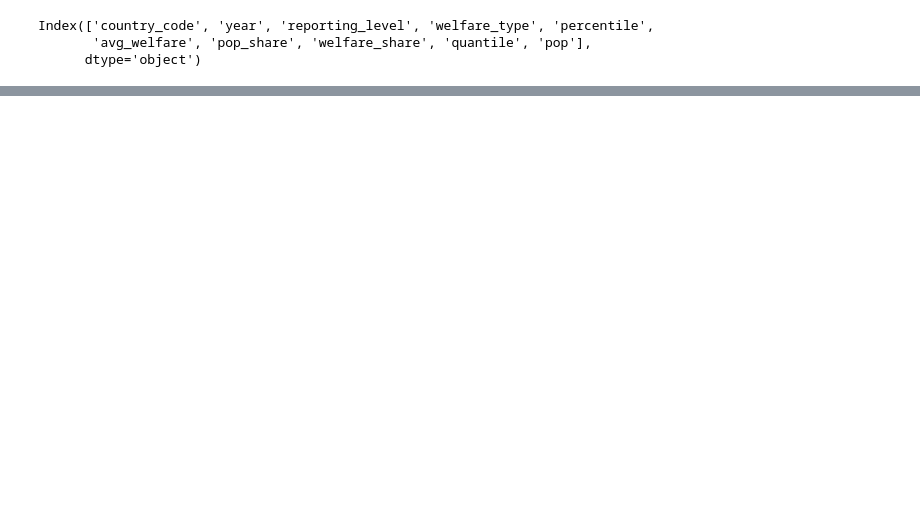
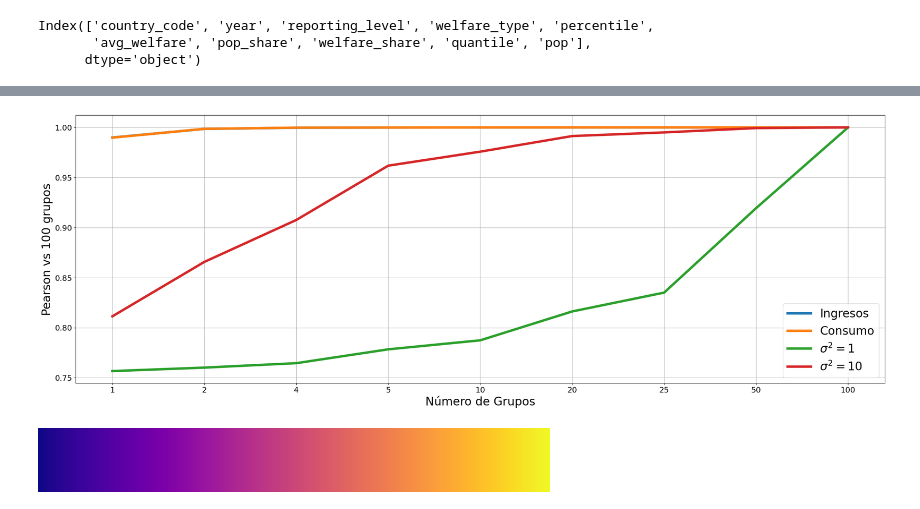
Before and after one commit to LautaroLasorsa/Tesis-LCD-Lasorsa, a Jupyter notebook: scripts/temporal.ipynb, the cells around one changed output, grey strips where cells are left out. Cells and saved outputs as stored; diff of their text form; code cells hidden in the pictures; blank space fills up the shorter version.

Commit message:
Figuras 12 y 13 sobre datos simulados

```diff
--- a/scripts/temporal.ipynb
+++ b/scripts/temporal.ipynb
@@ -68,0 +44,14 @@ Graficar(axs[1], GenSeries(datos_co))
+# %%
+def GenerarMuestra(muestra):
+    tams = list(filter(lambda x: 100%x==0, range(1,101)))
+    series = [ [] for _ in range(len(tams))]
+    mg = muestra.groupby(['country_code','year'])
+    for grupo in mg.groups:
+        sample = mg.get_group(grupo)
+        if len(sample)!=100: continue
+        for i in range(len(tams)):
+            series[-1-i].append(Sintetizador(tams[i])(sample))
+    return series
+# %%
+var_ingresos = GenerarMuestra(ingresos)
+var_consumo = GenerarMuestra(consumo)
@@ -68,0 +78,2 @@ Graficar(axs[1], GenSeries(datos_co))
+# %%
+simulados = pd.read_csv("../datos simulados/datos_varianzas.csv", sep='\t')
@@ -68,0 +117,32 @@ Graficar(axs[1], GenSeries(datos_co))
+# %%
+from scipy.stats import pearsonr
+
+x = list(filter(lambda x : 100%x==0, range(1,101)))
+x = list(map(str, x))
+plt.figure(figsize=(30,10))
+def Plot(y, label):
+    xs = list(range(len(x)))
+    ys = [pearsonr(yi,y[-1]).correlation for yi in y]
+    plt.plot(xs,ys, label = label, linewidth=5)
+
+sg = simulados.groupby(['-1'])
+Plot(var_ingresos,"Ingresos")
+Plot(var_consumo,"Consumo")
+for s2 in [1,10]:
+    Plot(sg.get_group(s2).to_numpy().T[-(len(x)):],f"$\sigma^2={s2}$")
+plt.xticks(range(len(x)), x, fontsize=16)
+plt.yticks(fontsize=16)
+plt.legend(fontsize=24)
+plt.xlabel("Número de Grupos", fontsize=24)
+plt.ylabel("Pearson vs 100 grupos", fontsize=24)
+plt.grid()
+plt.show()
+# %% [output]
+[figure, added]
+# %%
+from matplotlib import colormaps
+for colormap in colormaps:
+    a = (colormaps.get(colormap))
+colormaps.get("plasma")
+# %% [output]
+[figure, added]
```
Also changed, not shown: parts of 11 cells of this notebook, 3 other files.
